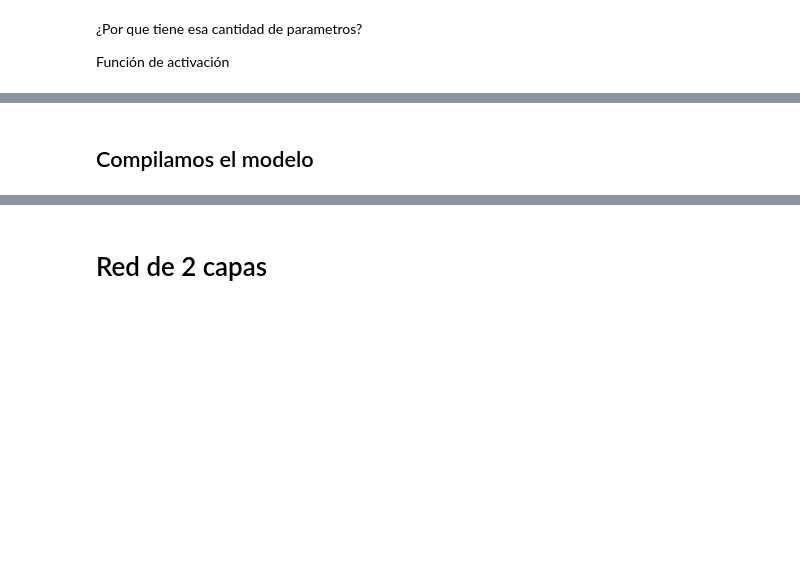
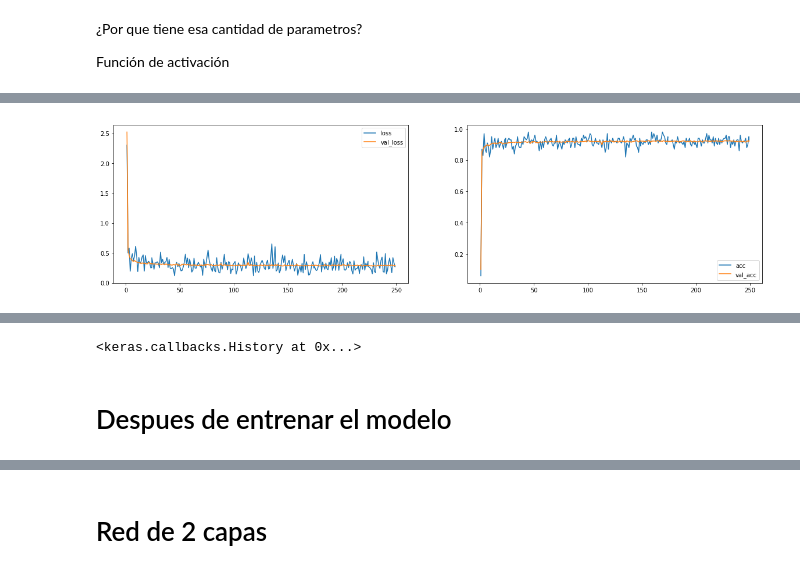
Before and after one commit to gebasilio/MNIST-MLP-CNN, a Jupyter notebook: MNIST.ipynb, the cells around one changed output, grey strips where cells are left out. Drawn from its saved outputs; the diff is of its cells as text; code cells hidden in the pictures; blank space fills up the shorter version.

```diff
--- a/MNIST.ipynb
+++ b/MNIST.ipynb
@@ -31 +26,13 @@ from keras.datasets import mnist
+# %%
+from keras.datasets import mnist
+validation = 0.20
+
+(x, y), (x_test, y_test) = mnist.load_data()
+
+N_validation_split = int(x.shape[0]*(1-validation))
+x_train = x[:N_validation_split]
+y_train = y[:N_validation_split]
+
+x_val = x[N_validation_split:]
+y_val = y[N_validation_split:]
 # %%
@@ -92,6 +107,7 @@ x_train.shape[1:]
 ## Acomodo Salida: one-hot encoding
 # %%
 y_train_categorical = keras.utils.to_categorical(y_train)
+y_val_categorical = keras.utils.to_categorical(y_val)
 y_test_categorical = keras.utils.to_categorical(y_test)
 y_train_categorical.shape
 # %% [output]
@@ -104,12 +116,21 @@ Probar con:
 # Armamos el modelo
 # %%
 output_size = 10
-model = Sequential()
-model.add(Flatten(input_shape=x_train.shape[1:]))
-initializer = keras.initializers.RandomNormal(mean=0.0, stddev=0.01, seed=1)
-model.add(Dense(output_size, kernel_initializer='zeros', name='Entrada'))
-model.add(Activation('softmax'))
-model.summary()
+def single_layer(lr=0.00000001):
+    # Creo el modelo
+    model = Sequential()
+    model.add(Flatten(input_shape=x_train.shape[1:]))
+    initializer = keras.initializers.RandomNormal(mean=0.0, stddev=0.01, seed=1)
+    model.add(Dense(output_size, kernel_initializer='zeros', name='Entrada'))
+    model.add(Activation('softmax'))
+
+    # Compilo el modelo
+    SGD = optimizers.SGD(lr=lr)
+    model.compile(loss = 'categorical_crossentropy', optimizer=SGD, metrics=['accuracy'])
+    return model
+
+model_single_layer = single_layer()
+model_single_layer.summary()
 # %% [output]
 _________________________________________________________________
 Layer (type)                 Output Shape              Param #
@@ -130,0 +165,13 @@ Función de activación
+# %%
+plot_losses = PlotLosses(plot_interval=1, evaluate_interval=20, x_val=x_val, y_val_categorical=y_val_categorical)
+
+model_single_layer = single_layer(lr=0.00001) #lr=0.01, 0.001, 0.00001, 0.000001, 0.00000001
+model_single_layer.fit(x_train,
+                       y_train_categorical,
+                       epochs=10, batch_size=100,
+                       verbose=1,
+                       validation_data = (x_val, y_val_categorical),
+                       callbacks=[plot_losses],
+                      )
+# %% [output]
+[figure, added]
@@ -131,2 +179,3 @@ Función de activación
+<keras.callbacks.History at 0x...>
 # %% [markdown]
-## Compilamos el modelo
+# Despues de entrenar el modelo
```
Also changed, not shown: parts of 29 cells of this notebook, 1 other file.
